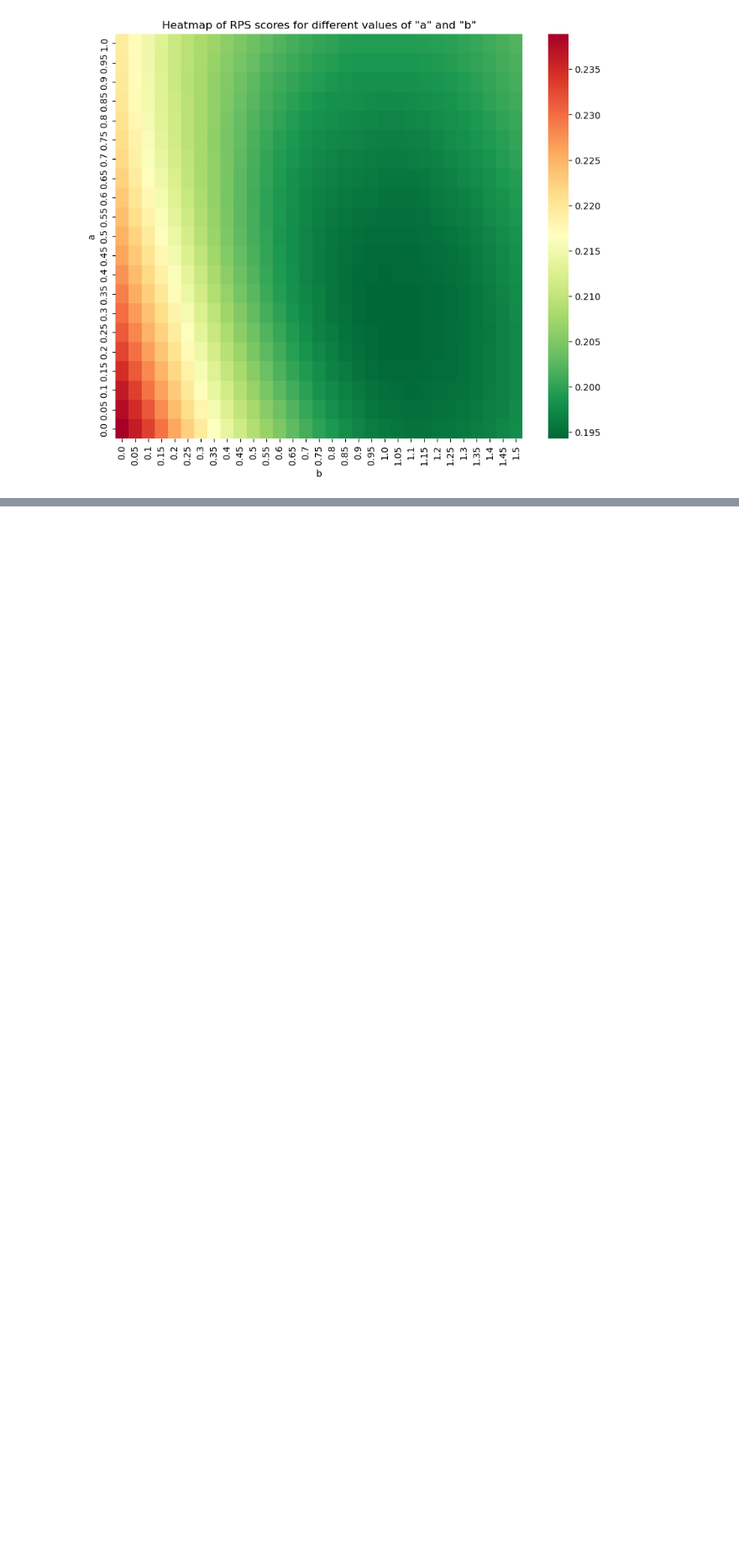
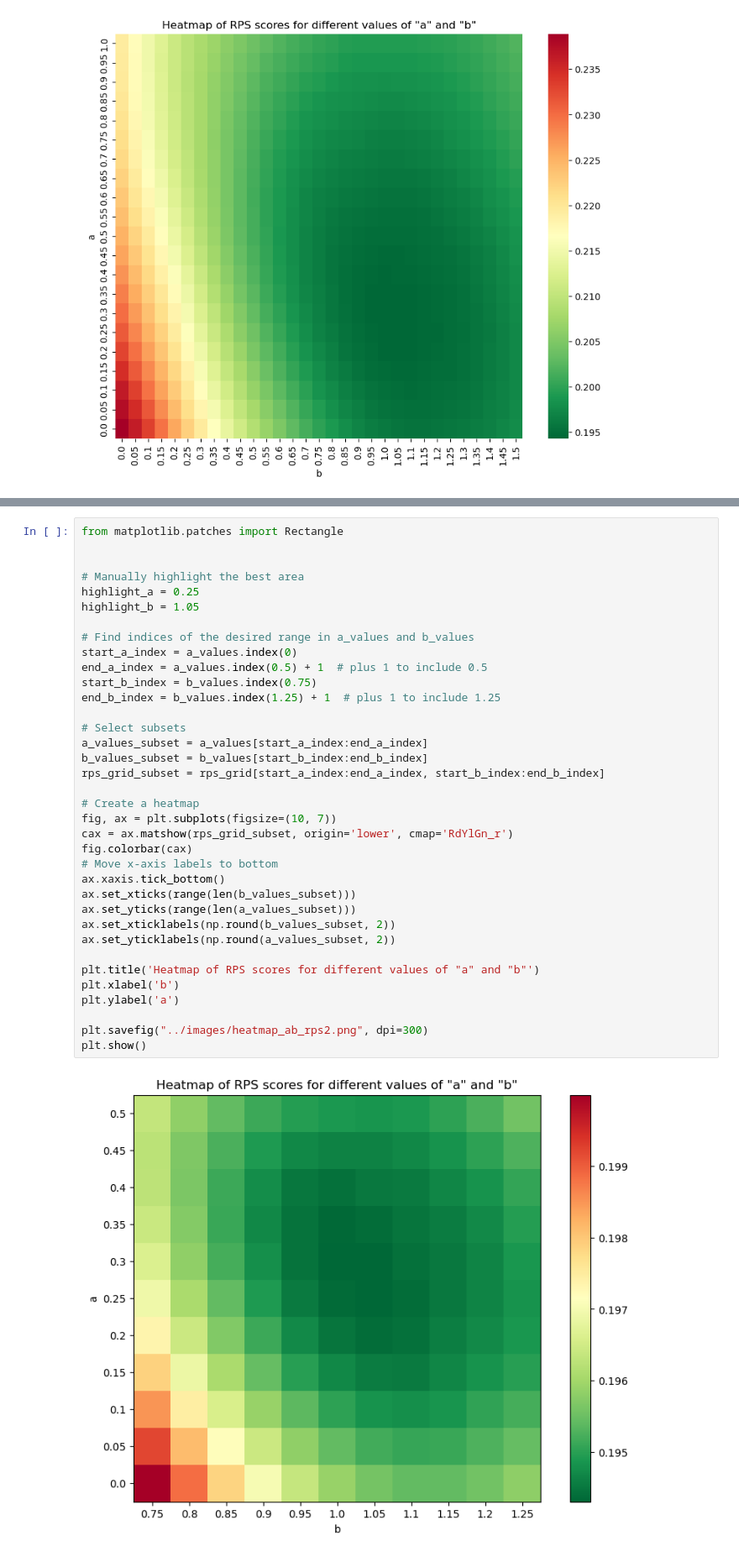
Before and after one commit to hyrogan/Soccer-Prediction, a Jupyter notebook: BT-v2.4.1.ipynb, the cells around one changed output, grey strips where cells are left out. Shown at 84% size. Drawn from its saved outputs; the diff is of its cells as text; blank space fills up the shorter version.

Commit message:
included a parameter optimization on 'a' and 'b' and added plots

```diff
--- a/BT-v2.4.1.ipynb
+++ b/BT-v2.4.1.ipynb
@@ -1019,3 +1019,41 @@ plt.savefig("../images/heatmap_ab_rps.png", dpi=300)
 plt.show()
 # %% [output]
 [figure]
+# %%
+from matplotlib.patches import Rectangle
+
+
+# Manually highlight the best area
+highlight_a = 0.25
+highlight_b = 1.05
+
+# Find indices of the desired range in a_values and b_values
+start_a_index = a_values.index(0)
+end_a_index = a_values.index(0.5) + 1  # plus 1 to include 0.5
+start_b_index = b_values.index(0.75)
+end_b_index = b_values.index(1.25) + 1  # plus 1 to include 1.25
+
+# Select subsets
+a_values_subset = a_values[start_a_index:end_a_index]
+b_values_subset = b_values[start_b_index:end_b_index]
+rps_grid_subset = rps_grid[start_a_index:end_a_index, start_b_index:end_b_index]
+
+# Create a heatmap
+fig, ax = plt.subplots(figsize=(10, 7))
+cax = ax.matshow(rps_grid_subset, origin='lower', cmap='RdYlGn_r')
+fig.colorbar(cax)
+# Move x-axis labels to bottom
+ax.xaxis.tick_bottom()
+ax.set_xticks(range(len(b_values_subset)))
+ax.set_yticks(range(len(a_values_subset)))
+ax.set_xticklabels(np.round(b_values_subset, 2))
+ax.set_yticklabels(np.round(a_values_subset, 2))
+
+plt.title('Heatmap of RPS scores for different values of "a" and "b"')
+plt.xlabel('b')
+plt.ylabel('a')
+
+plt.savefig("../images/heatmap_ab_rps2.png", dpi=300)
+plt.show()
+# %% [output]
+[figure, added]
```
Also changed, not shown: parts of 1 cell of this notebook.
